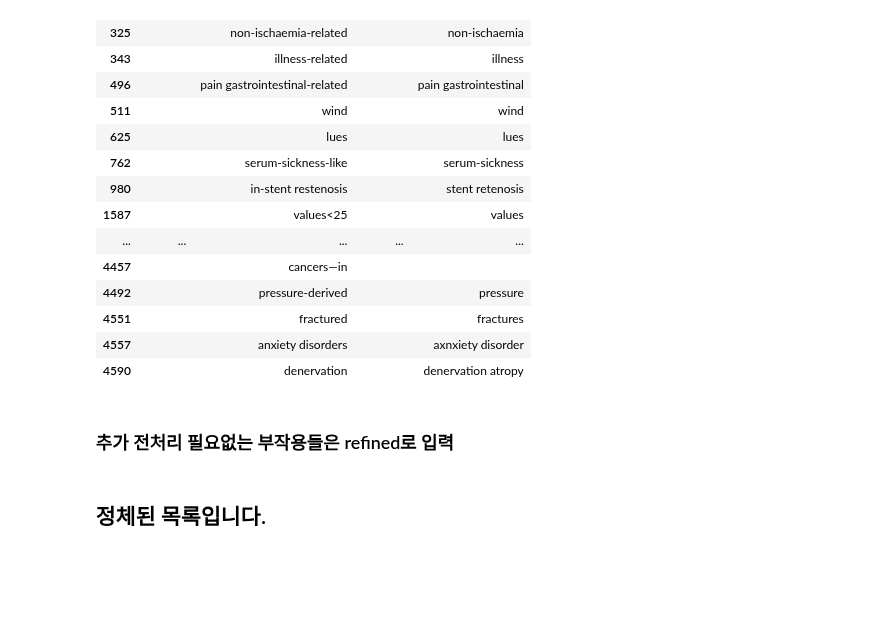
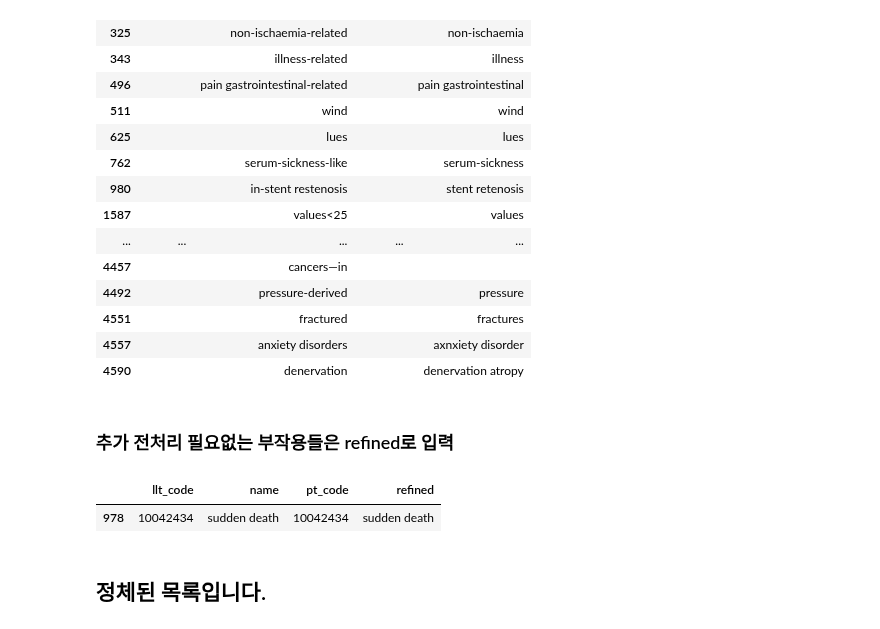
Before and after one commit to joyce04/NLP_N_Graph, a Jupyter notebook: preprocess_evaluate/ad_cleansing.ipynb, the cells around one changed output. Drawn from its saved outputs; the diff is of its cells as text; code cells hidden in the pictures; blank space fills up the shorter version.

```diff
--- a/preprocess_evaluate/ad_cleansing.ipynb
+++ b/preprocess_evaluate/ad_cleansing.ipynb
@@ -552,6 +552,11 @@ ads[(ads.llt_code=='') | (ads.pt_code=='')]
 # ads.loc[ads.refined.str.len()>0].shape
 # %%
 # ads.reset_index(drop=True)
+# %%
+ads[ads.name.str.find('sudden death')>=0]
+# %% [output]
+|  | llt_code | name | pt_code | refined |
+| 978 | 10042434 | sudden death | 10042434 | sudden death |
 # %% [markdown]
 ## 정체된 목록입니다.
 # %%
```
Also changed, not shown: 1 other file.
